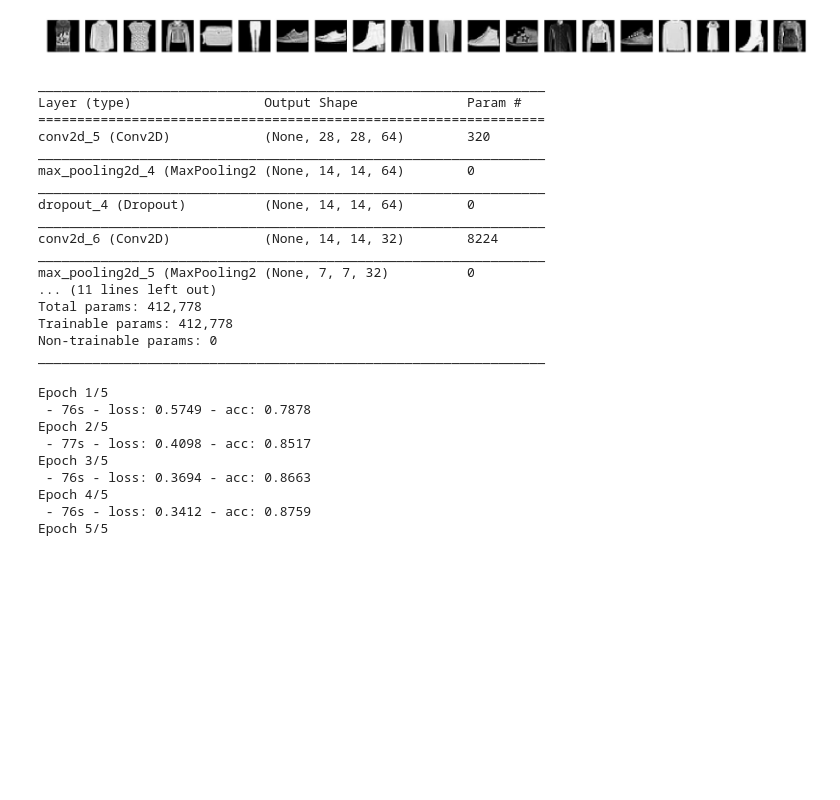
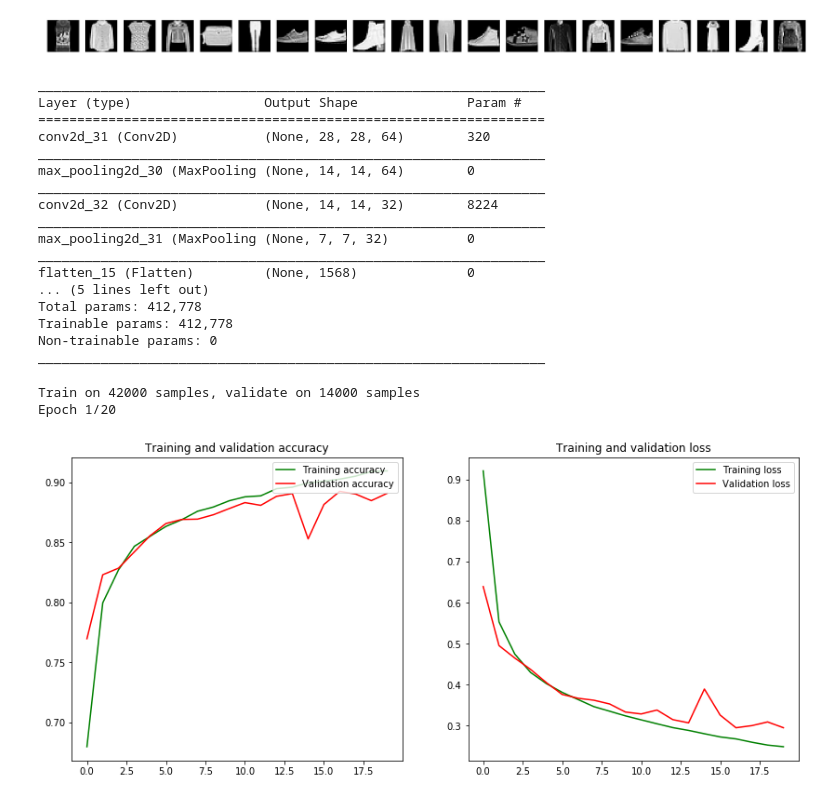
Before and after one commit to kimbyungnam/ajou-competition, a Jupyter notebook: 1. Fashion_MNIST(Keras).ipynb, the cells around one changed output. Cells and saved outputs as stored; diff of their text form; code cells hidden in the pictures; blank space fills up the shorter version.

```diff
--- a/1. Fashion_MNIST(Keras).ipynb
+++ b/1. Fashion_MNIST(Keras).ipynb
@@ -76,6 +104,6 @@ for i in range(sample_size):
 # %%
 # Set parameter
 
-batch_size = 10
-epochs = 5
+batch_size = 256
+epochs = 20#고정
 # %%
@@ -88,50 +116,66 @@ model = Sequential()
 # Must define the input shape in the first layer of the neural network
 model.add(Conv2D(filters=64, kernel_size=2, padding='same', activation='relu', input_shape=(28,28,1)))
 model.add(MaxPooling2D(pool_size=2))
-model.add(Dropout(0.3))
+# model.add(Dropout(0.3))
 
 model.add(Conv2D(filters=32, kernel_size=2, padding='same', activation='relu'))
 model.add(MaxPooling2D(pool_size=2))
-model.add(Dropout(0.3))
+# model.add(Dropout(0.3))
 
 model.add(Flatten())
 model.add(Dense(256, activation='relu'))
-model.add(Dropout(0.5))
+# model.add(Dropout(0.5))
 model.add(Dense(10, activation='softmax'))
 
 # Take a look at the model summary
 model.summary()
-model.compile(loss=keras.losses.sparse_categorical_crossentropy, optimizer=keras.optimizers.Adam(), metrics=['accuracy'])
 # %% [output]
 _________________________________________________________________
 Layer (type)                 Output Shape              Param #
 =================================================================
-conv2d_5 (Conv2D)            (None, 28, 28, 64)        320
+conv2d_31 (Conv2D)           (None, 28, 28, 64)        320
 _________________________________________________________________
-max_pooling2d_4 (MaxPooling2 (None, 14, 14, 64)        0
+max_pooling2d_30 (MaxPooling (None, 14, 14, 64)        0
 _________________________________________________________________
-dropout_4 (Dropout)          (None, 14, 14, 64)        0
+conv2d_32 (Conv2D)           (None, 14, 14, 32)        8224
 _________________________________________________________________
-conv2d_6 (Conv2D)            (None, 14, 14, 32)        8224
+max_pooling2d_31 (MaxPooling (None, 7, 7, 32)          0
 _________________________________________________________________
-max_pooling2d_5 (MaxPooling2 (None, 7, 7, 32)          0
-... (11 lines left out)
+flatten_15 (Flatten)         (None, 1568)              0
+... (5 lines left out)
 Total params: 412,778
 Trainable params: 412,778
 Non-trainable params: 0
 _________________________________________________________________
-# %%
-train_model = model.fit(training_img, training_lab, epochs=epochs, verbose=2)
-# %% [output]
-Epoch 1/5
- - 76s - loss: 0.5749 - acc: 0.7878
-Epoch 2/5
- - 77s - loss: 0.4098 - acc: 0.8517
-Epoch 3/5
- - 76s - loss: 0.3694 - acc: 0.8663
-Epoch 4/5
- - 76s - loss: 0.3412 - acc: 0.8759
-Epoch 5/5
+# %%
+model.compile(loss=keras.losses.sparse_categorical_crossentropy, optimizer=keras.optimizers.SGD(momentum=0.9), metrics=['accuracy'])
+train_model = model.fit(training_img, training_lab, epochs=epochs, verbose=2, validation_data=(x_valid, y_valid))
+# %% [output]
+Train on 42000 samples, validate on 14000 samples
+Epoch 1/20
+# %%
+def plot_result(train_model):
+    hist = train_model.history
+    acc = hist['acc']
+    val_acc = hist['val_acc']
+    loss = hist['loss']
+    val_loss = hist['val_loss']
+    epochs = range(len(acc))
+    fig, ax = plt.subplots(1,2, figsize=(14,6))
+
+    ax[0].plot(epochs, acc, 'g', label='Training accuracy')
+    ax[0].plot(epochs, val_acc, 'r', label='Validation accuracy')
+    ax[0].set_title('Training and validation accuracy')
+    ax[0].legend(loc=1)
+    ax[1].plot(epochs, loss, 'g', label='Training loss')
+    ax[1].plot(epochs, val_loss, 'r', label='Validation loss')
+    ax[1].set_title('Training and validation loss')
+    ax[1].legend(loc=1)
+    plt.show()
+
+plot_result(train_model)
+# %% [output]
+[figure, added]
 # %%
 history = train_model.history
 # plot results
```
Also changed, not shown: parts of 10 cells of this notebook.
